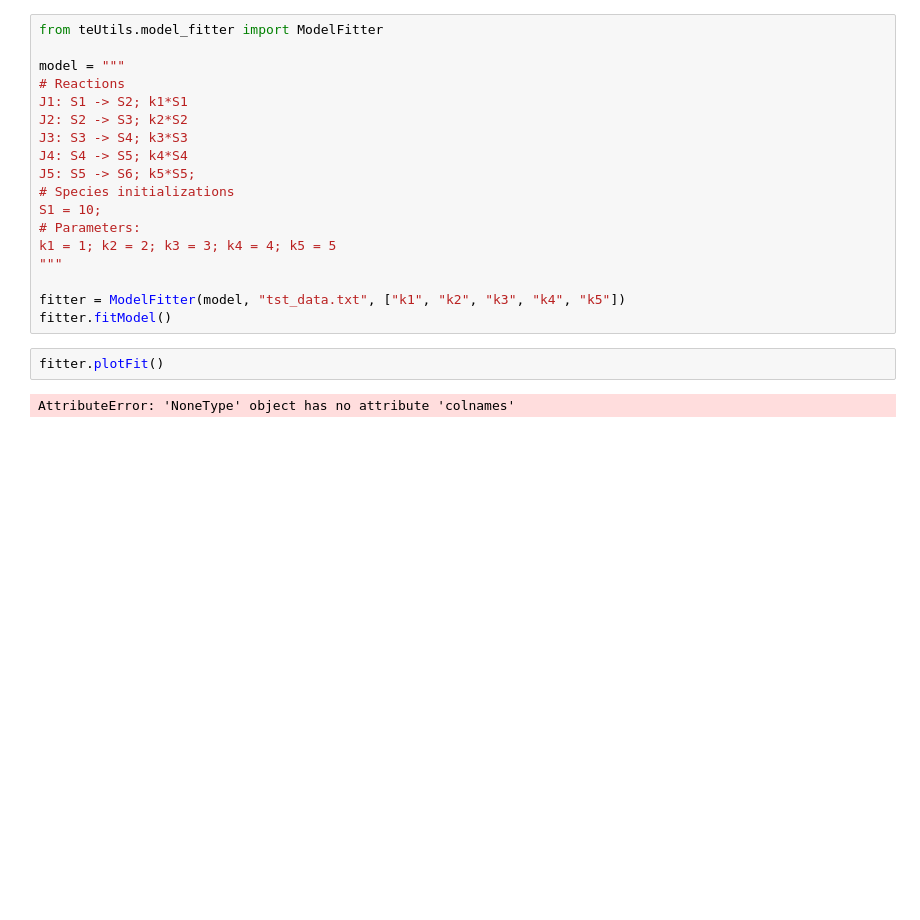
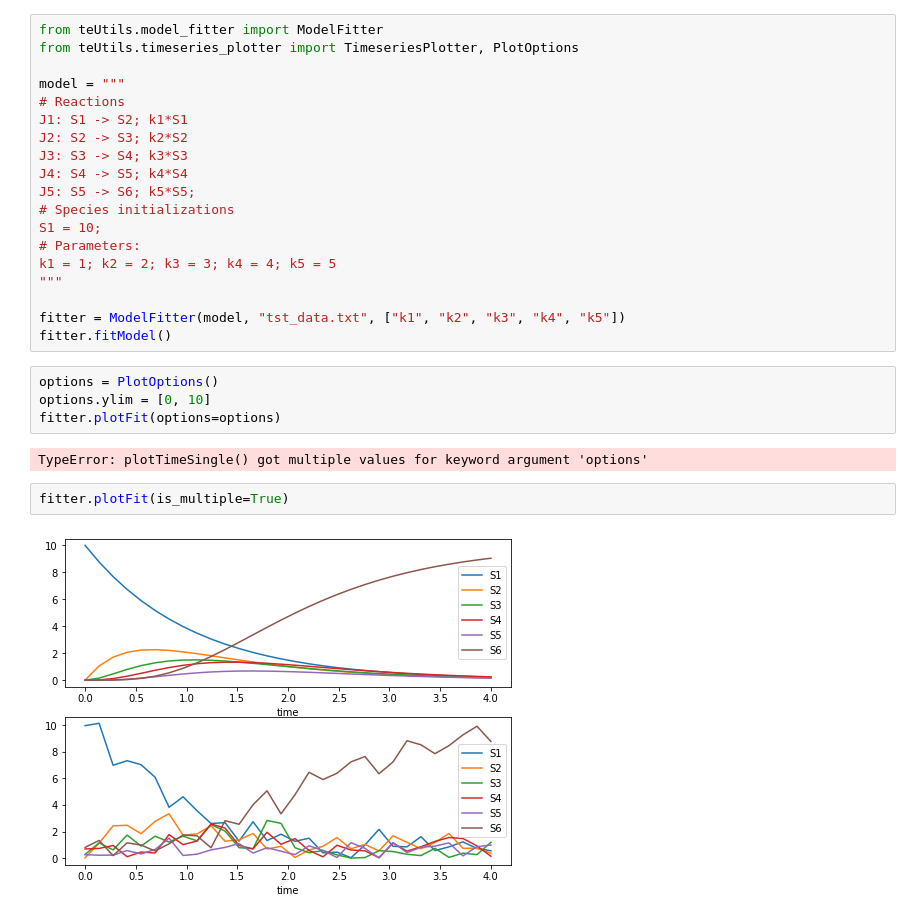
Before and after one commit to sys-bio/teUtils, a Jupyter notebook: teUtils/notebooks/teUtils Issues.ipynb, the cells around one changed output. Drawn from its saved outputs; the diff is of its cells as text; blank space fills up the shorter version.

Commit message:
Added documentation and error checking

```diff
--- a/teUtils/notebooks/teUtils Issues.ipynb
+++ b/teUtils/notebooks/teUtils Issues.ipynb
@@ -1,5 +1,6 @@
 # %%
 from teUtils.model_fitter import ModelFitter
+from teUtils.timeseries_plotter import TimeseriesPlotter, PlotOptions
 
 model = """
 # Reactions
@@ -16,7 +17,13 @@ k1 = 1; k2 = 2; k3 = 3; k4 = 4; k5 = 5
 
 fitter = ModelFitter(model, "tst_data.txt", ["k1", "k2", "k3", "k4", "k5"])
 fitter.fitModel()
+# %%
+options = PlotOptions()
+options.ylim = [0, 10]
+fitter.plotFit(options=options)
+# %% [output]
+TypeError: plotTimeSingle() got multiple values for keyword argument 'options'
 # %%
-fitter.plotFit()
+fitter.plotFit(is_multiple=True)
 # %% [output]
-AttributeError: 'NoneType' object has no attribute 'colnames'
+[figure, added]
```
Also changed, not shown: 1 other file.
